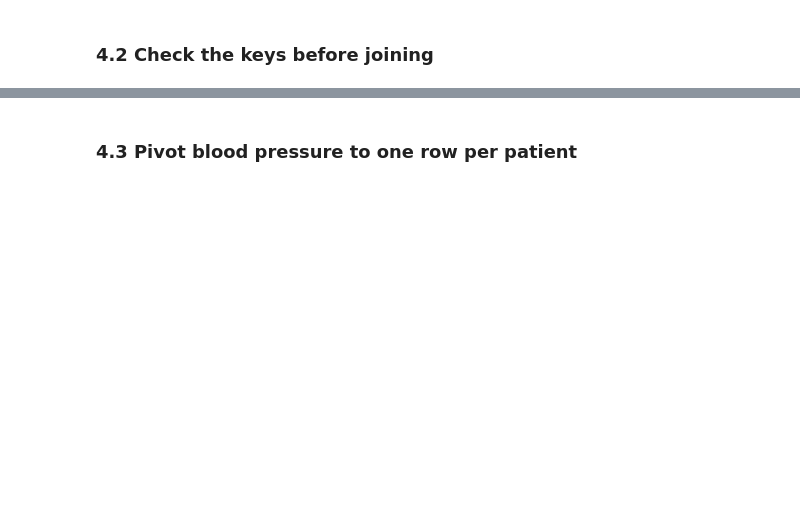
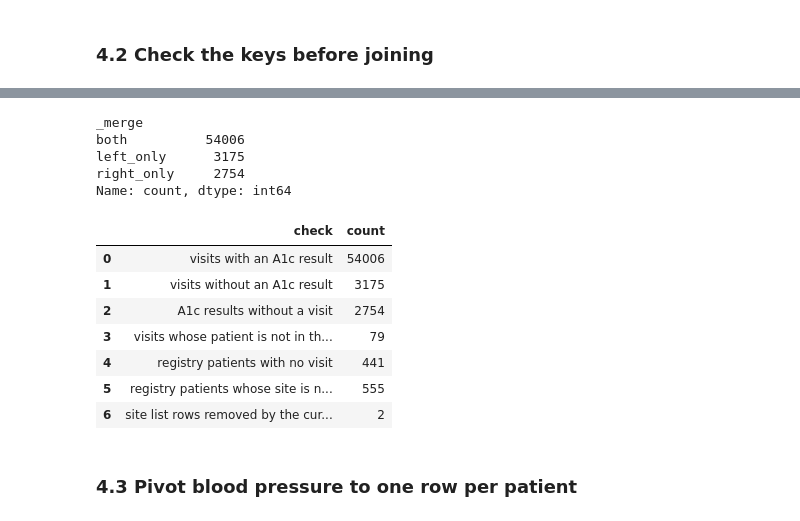
Before and after one commit to starlette-khim/ds217-26f-06, a Jupyter notebook: assignment.ipynb, the cells around one changed output, grey strips where cells are left out. Drawn from its saved outputs; the diff is of its cells as text; code cells hidden in the pictures; blank space fills up the shorter version.

Commit message:
task 4-5: reshape and join, validate and save

```diff
--- a/assignment.ipynb
+++ b/assignment.ipynb
@@ -446,4 +496,12 @@ a1c_long = None
 # %%
 # TODO: steps 1 and 2, catch the MergeError, show the repeated site rows, and build sites_current.
 sites = raw["sites"]
-sites_current = None
+
+try:
+    patients_clean.merge(sites, on="site_code", how="left", validate="many_to_one")
+except pd.errors.MergeError as error:
+    print("MergeError:", error)
+
+display(sites[sites.duplicated(subset=["site_code"], keep=False)])
+sites_current = sites.loc[sites["record_status"] == "current", ["site_code", "site_name"]]
+display(sites_current)
@@ -450,6 +524,39 @@ sites_current = None
 # %%
 # TODO: step 3, outer merge visits_clean and a1c_long with indicator=True and show the _merge counts,
 # then save the seven counts in README Task 4.2 to MERGE_AUDIT_PATH.
+
+visit_a1c = visits_clean.merge(a1c_long, on=["patient_id", "visit"], how="outer", indicator=True)
+merge_counts = visit_a1c["_merge"].value_counts()
+display(merge_counts)
+
+merge_audit = pd.DataFrame({
+    "check": ["visits with an A1c result", "visits without an A1c result",
+              "A1c results without a visit", "visits whose patient is not in the registry",
+              "registry patients with no visit",
+              "registry patients whose site is not in the site list",
+              "site list rows removed by the current-record rule"],
+    "count": [merge_counts["both"], merge_counts["left_only"], merge_counts["right_only"],
+              (~visits_clean["patient_id"].isin(patients_clean["patient_id"])).sum(),
+              (~patients_clean["patient_id"].isin(visits_clean["patient_id"])).sum(),
+              (~patients_clean["site_code"].isin(sites["site_code"])).sum(),
+              len(sites) - len(sites_current)],
+})
+display(merge_audit)
+merge_audit.to_csv(MERGE_AUDIT_PATH, index=False)
+# %% [output]
+_merge
+both          54006
+left_only      3175
+right_only     2754
+Name: count, dtype: int64
+|  | check | count |
+| 0 | visits with an A1c result | 54006 |
+| 1 | visits without an A1c result | 3175 |
+| 2 | A1c results without a visit | 2754 |
+| 3 | visits whose patient is not in th... | 79 |
+| 4 | registry patients with no visit | 441 |
+| 5 | registry patients whose site is n... | 555 |
+| 6 | site list rows removed by the cur... | 2 |
 # %% [markdown]
 ### 4.3 Pivot blood pressure to one row per patient
 # %%
```
Also changed, not shown: parts of 12 cells of this notebook, 6 other files.
